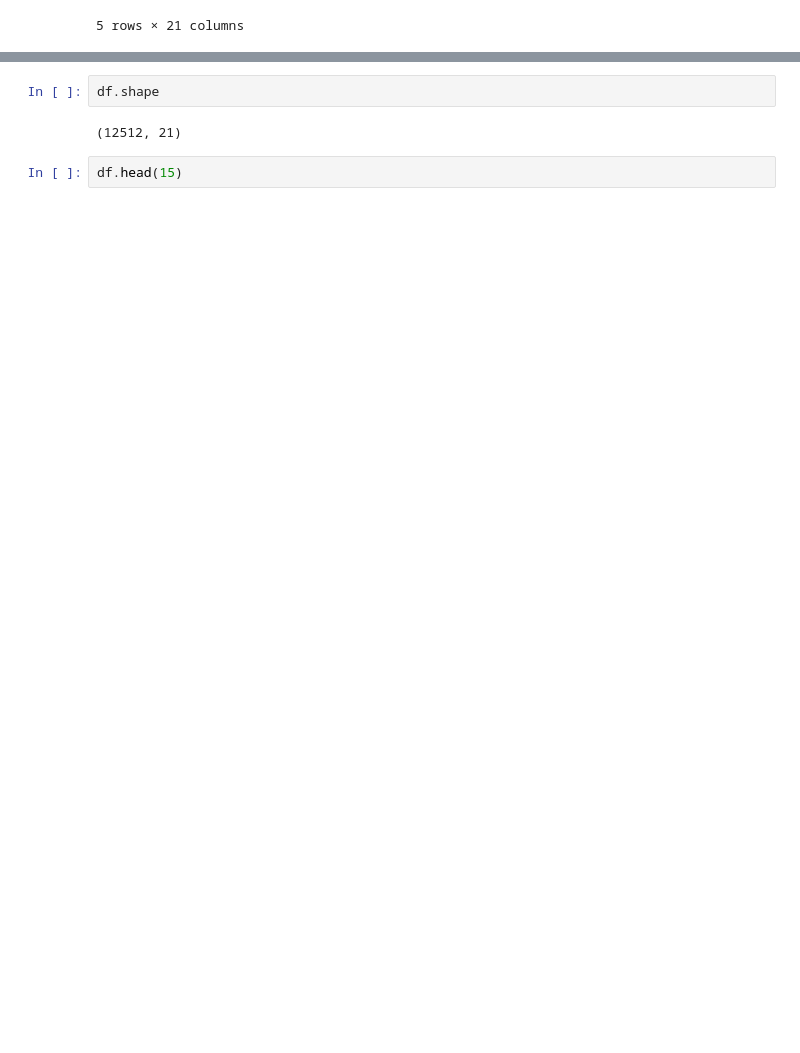
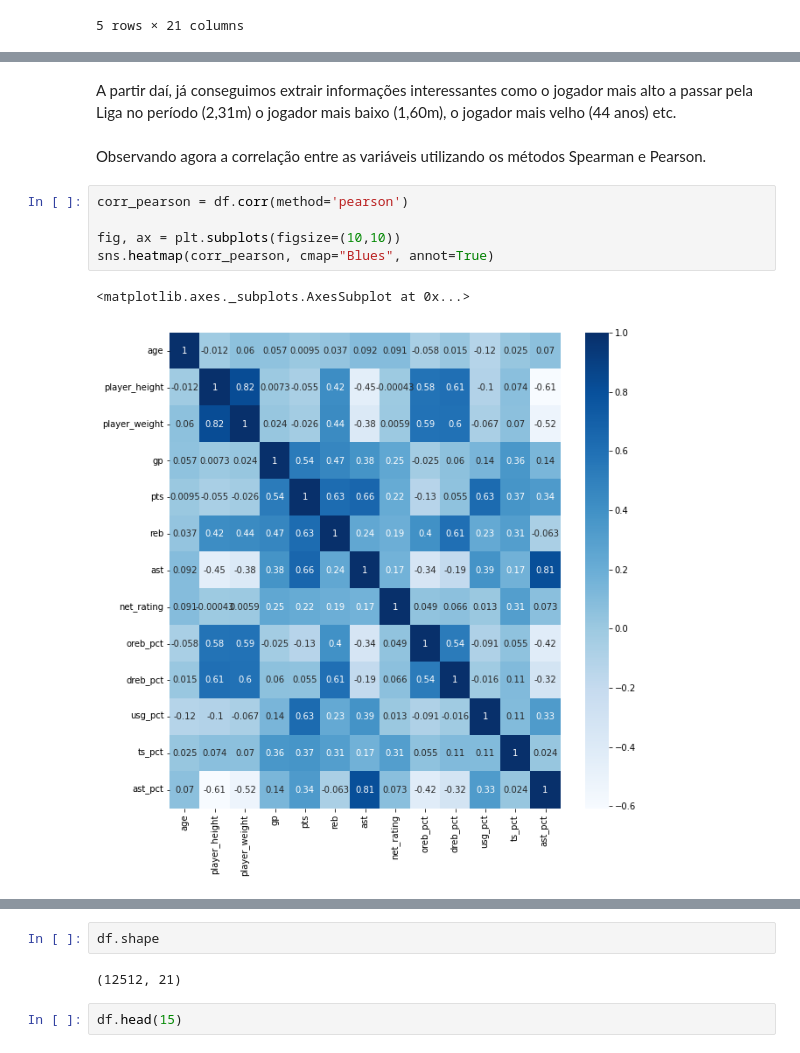
Before and after one commit to tta13/NBA-data-analysis, a Jupyter notebook: code.ipynb, the cells around one changed output, grey strips where cells are left out. Saved outputs shown, nothing was run; the diff lists cells and outputs as text; blank space fills up the shorter version.

Commit message:
Add descriptive statistics with visualizations section

```diff
--- a/code.ipynb
+++ b/code.ipynb
@@ -529,0 +550,12 @@ df.tail()
+# %% [markdown]
+A partir daí, já conseguimos extrair informações interessantes como o jogador mais alto a passar pela Liga no período (2,31m) o jogador mais baixo (1,60m), o jogador mais velho (44 anos) etc.
+# %% [markdown]
+Observando agora a correlação entre as variáveis utilizando os métodos Spearman e Pearson.
+# %%
+corr_pearson = df.corr(method='pearson')
+
+fig, ax = plt.subplots(figsize=(10,10))
+sns.heatmap(corr_pearson, cmap="Blues", annot=True)
+# %% [output]
+<matplotlib.axes._subplots.AxesSubplot at 0x...>
+[figure, added]
```
Also changed, not shown: parts of 24 cells of this notebook.
